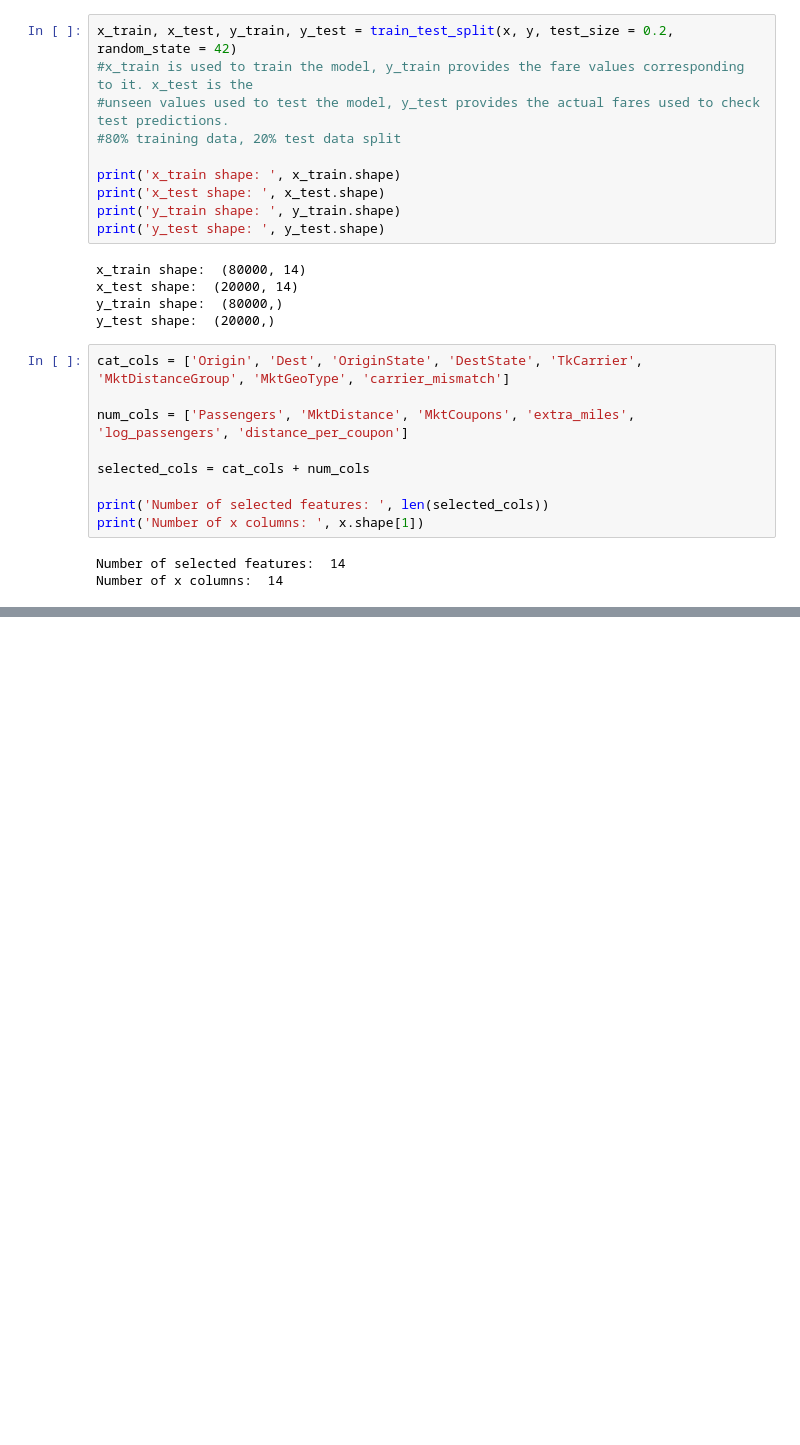
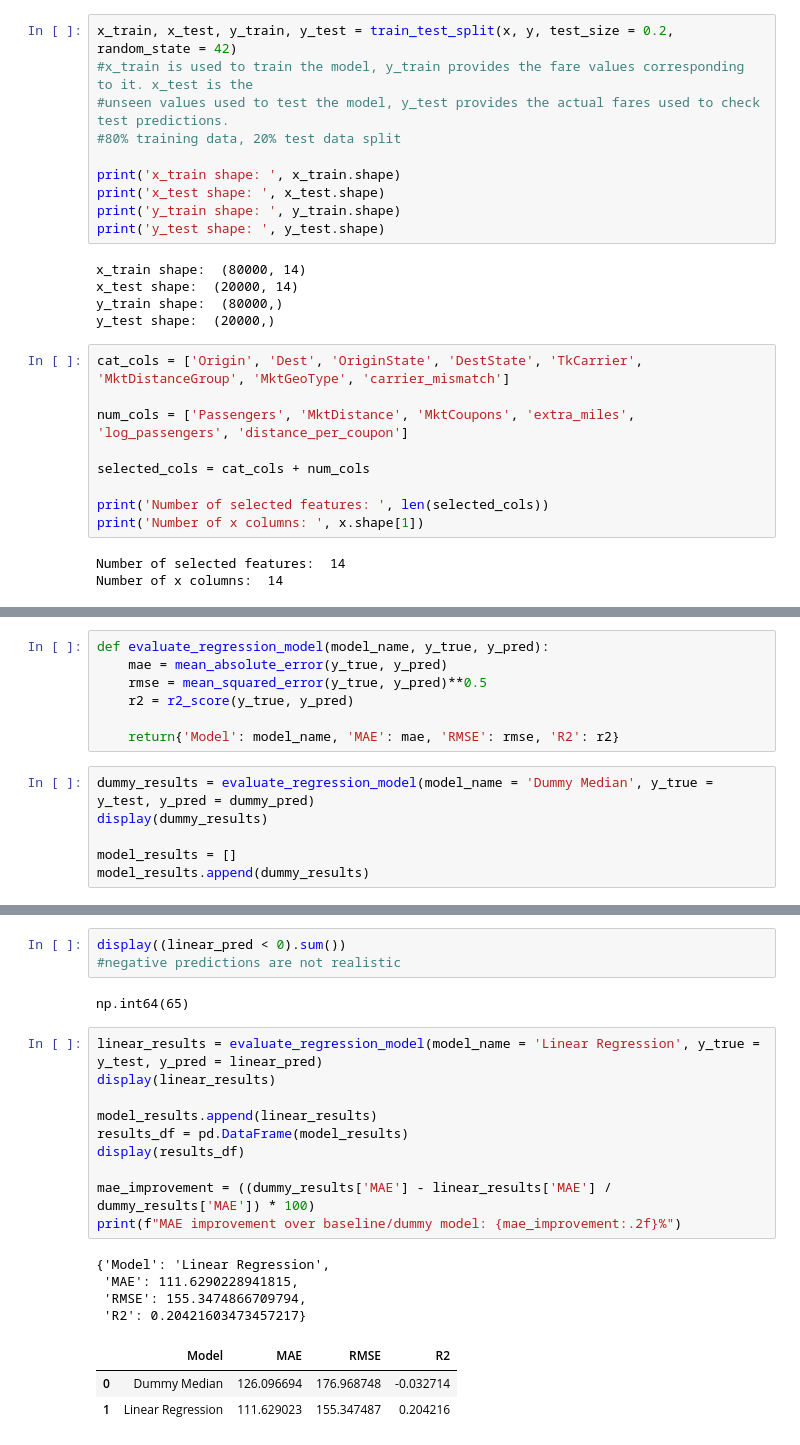
Before and after one commit to Anythingsaf22/Analyse-US-Domestic-flights, a Jupyter notebook: Notebooks/notebook4.ipynb, the cells around one changed output, grey strips where cells are left out. Saved outputs shown, nothing was run; the diff lists cells and outputs as text; blank space fills up the shorter version.

```diff
--- a/Notebooks/notebook4.ipynb
+++ b/Notebooks/notebook4.ipynb
@@ -151,0 +182,13 @@ preprocessor = ColumnTransformer(transformers =
+# %%
+def evaluate_regression_model(model_name, y_true, y_pred):
+    mae = mean_absolute_error(y_true, y_pred)
+    rmse = mean_squared_error(y_true, y_pred)**0.5
+    r2 = r2_score(y_true, y_pred)
+
+    return{'Model': model_name, 'MAE': mae, 'RMSE': rmse, 'R2': r2}
+# %%
+dummy_results = evaluate_regression_model(model_name = 'Dummy Median', y_true = y_test, y_pred = dummy_pred)
+display(dummy_results)
+
+model_results = []
+model_results.append(dummy_results)
@@ -151,0 +229,23 @@ preprocessor = ColumnTransformer(transformers =
+# %%
+display((linear_pred < 0).sum())
+#negative predictions are not realistic
+# %% [output]
+np.int64(65)
+# %%
+linear_results = evaluate_regression_model(model_name = 'Linear Regression', y_true = y_test, y_pred = linear_pred)
+display(linear_results)
+
+model_results.append(linear_results)
+results_df = pd.DataFrame(model_results)
+display(results_df)
+
+mae_improvement = ((dummy_results['MAE'] - linear_results['MAE'] / dummy_results['MAE']) * 100)
+print(f"MAE improvement over baseline/dummy model: {mae_improvement:.2f}%")
+# %% [output]
+{'Model': 'Linear Regression',
+ 'MAE': 111.6290228941815,
+ 'RMSE': 155.3474866709794,
+ 'R2': 0.20421603473457217}
+|  | Model | MAE | RMSE | R2 |
+| 0 | Dummy Median | 126.096694 | 176.968748 | -0.032714 |
+| 1 | Linear Regression | 111.629023 | 155.347487 | 0.204216 |
```
Also changed, not shown: parts of 11 cells of this notebook.
